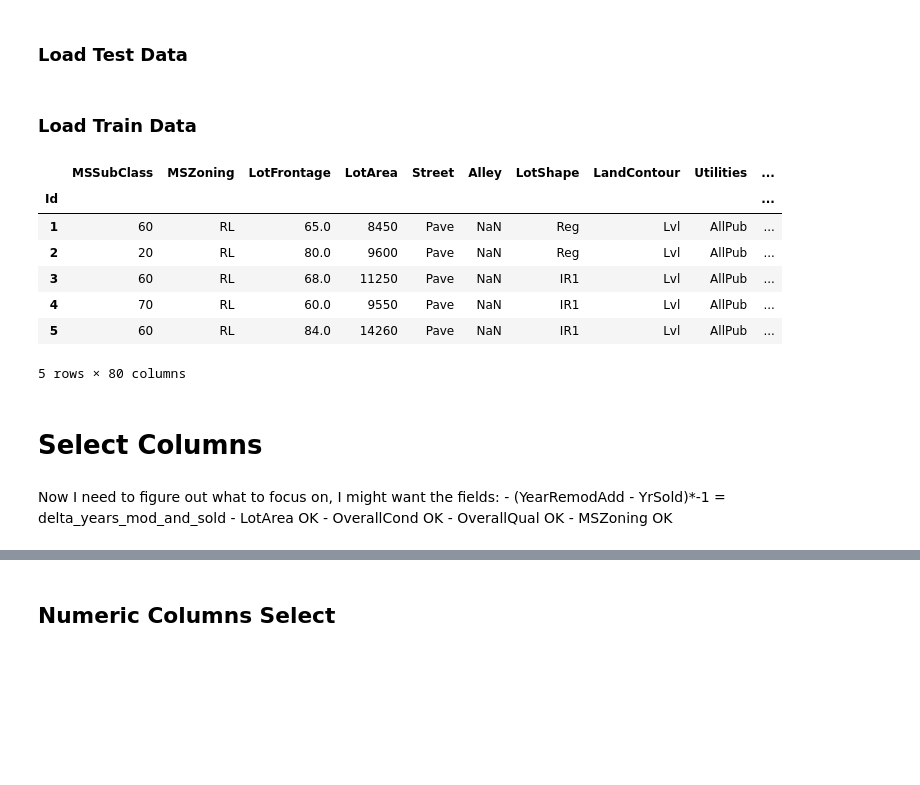
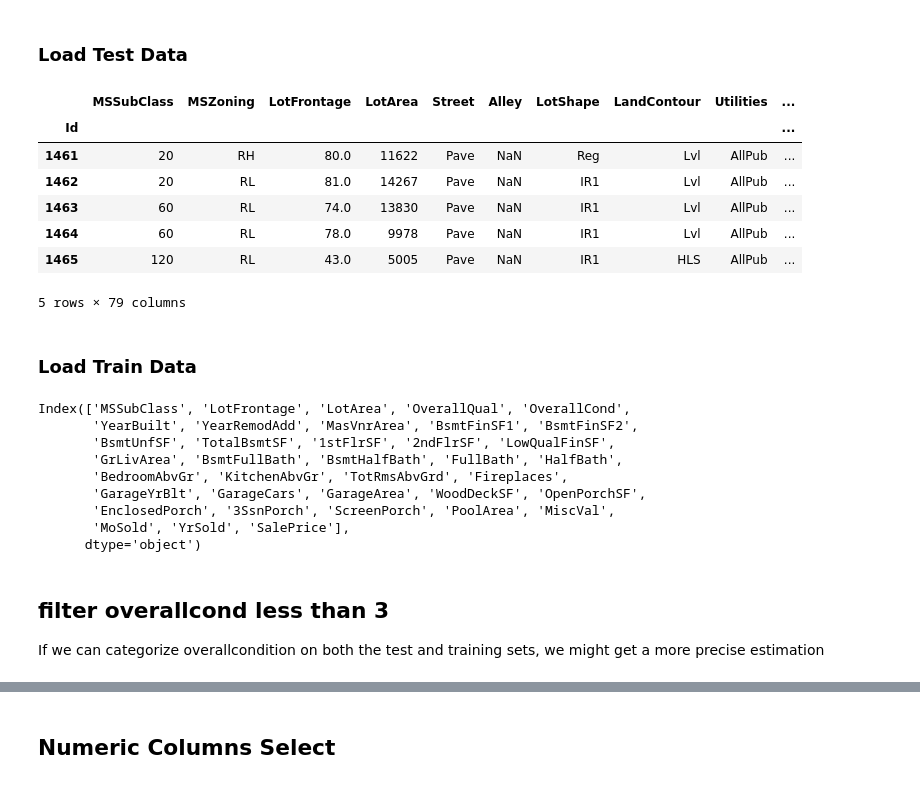
Before and after one commit to duch11/ML1, a Jupyter notebook: assignment 3/Home assignment 3.ipynb, the cells around one changed output, grey strips where cells are left out. Saved outputs shown, nothing was run; the diff lists cells and outputs as text; code cells hidden in the pictures; blank space fills up the shorter version.

```diff
--- a/assignment 3/Home assignment 3.ipynb
+++ b/assignment 3/Home assignment 3.ipynb
@@ -14,19 +30,29 @@ import sklearn
 ### Load Test Data
 # %%
 df_houseprices_testdata = pd.read_csv('test.csv', sep=',')
+df_houseprices_testdata.set_index(["Id"]).head()
+# %% [output]
+|  | MSSubClass | MSZoning | LotFrontage | LotArea | Street | Alley | LotShape | LandContour | Utilities | ... |
+| Id |  |  |  |  |  |  |  |  |  | ... |
+| 1461 | 20 | RH | 80.0 | 11622 | Pave | NaN | Reg | Lvl | AllPub | ... |
+| 1462 | 20 | RL | 81.0 | 14267 | Pave | NaN | IR1 | Lvl | AllPub | ... |
+| 1463 | 60 | RL | 74.0 | 13830 | Pave | NaN | IR1 | Lvl | AllPub | ... |
+| 1464 | 60 | RL | 78.0 | 9978 | Pave | NaN | IR1 | Lvl | AllPub | ... |
+| 1465 | 120 | RL | 43.0 | 5005 | Pave | NaN | IR1 | HLS | AllPub | ... |
+5 rows × 79 columns
 # %% [markdown]
 ### Load Train Data
 # %%
 df_houseprices_traindata = pd.read_csv('train.csv', sep=',')
-df_houseprices_traindata.set_index(["Id"]).head()
+df_houseprices_traindata = df_houseprices_traindata.set_index(["Id"])
+df_houseprices_traindata.columns[df_houseprices_traindata.dtypes != object]
 # %% [output]
-|  | MSSubClass | MSZoning | LotFrontage | LotArea | Street | Alley | LotShape | LandContour | Utilities | ... |
-| Id |  |  |  |  |  |  |  |  |  | ... |
-| 1 | 60 | RL | 65.0 | 8450 | Pave | NaN | Reg | Lvl | AllPub | ... |
-| 2 | 20 | RL | 80.0 | 9600 | Pave | NaN | Reg | Lvl | AllPub | ... |
-| 3 | 60 | RL | 68.0 | 11250 | Pave | NaN | IR1 | Lvl | AllPub | ... |
-| 4 | 70 | RL | 60.0 | 9550 | Pave | NaN | IR1 | Lvl | AllPub | ... |
-| 5 | 60 | RL | 84.0 | 14260 | Pave | NaN | IR1 | Lvl | AllPub | ... |
-5 rows × 80 columns
+Index(['MSSubClass', 'LotFrontage', 'LotArea', 'OverallQual', 'OverallCond',
+       'YearBuilt', 'YearRemodAdd', 'MasVnrArea', 'BsmtFinSF1', 'BsmtFinSF2',
+       'BsmtUnfSF', 'TotalBsmtSF', '1stFlrSF', '2ndFlrSF', 'LowQualFinSF',
+       'GrLivArea', 'BsmtFullBath', 'BsmtHalfBath', 'FullBath', 'HalfBath',
+       'BedroomAbvGr', 'KitchenAbvGr', 'TotRmsAbvGrd', 'Fireplaces',
+       'GarageYrBlt', 'GarageCars', 'GarageArea', 'WoodDeckSF', 'OpenPorchSF',
+       'EnclosedPorch', '3SsnPorch', 'ScreenPorch', 'PoolArea', 'MiscVal',
+       'MoSold', 'YrSold', 'SalePrice'],
+      dtype='object')
-# %% [markdown]
-# Select Columns
@@ -35,7 +59,3 @@ fit_cols_num = ["LotArea","OverallQual","OverallCond"]
-# %% [markdown]
-Now I need to figure out what to focus on, I might want the fields:
-    - (YearRemodAdd - YrSold)*-1 = delta_years_mod_and_sold
-    - LotArea OK
-    - OverallCond OK
-    - OverallQual OK
-    - MSZoning OK
+# %% [markdown]
+## filter overallcond less than 3
+If we can categorize overallcondition on both the test and training sets, we might get a more precise estimation
```
Also changed, not shown: parts of 30 cells of this notebook, 1 other file.
